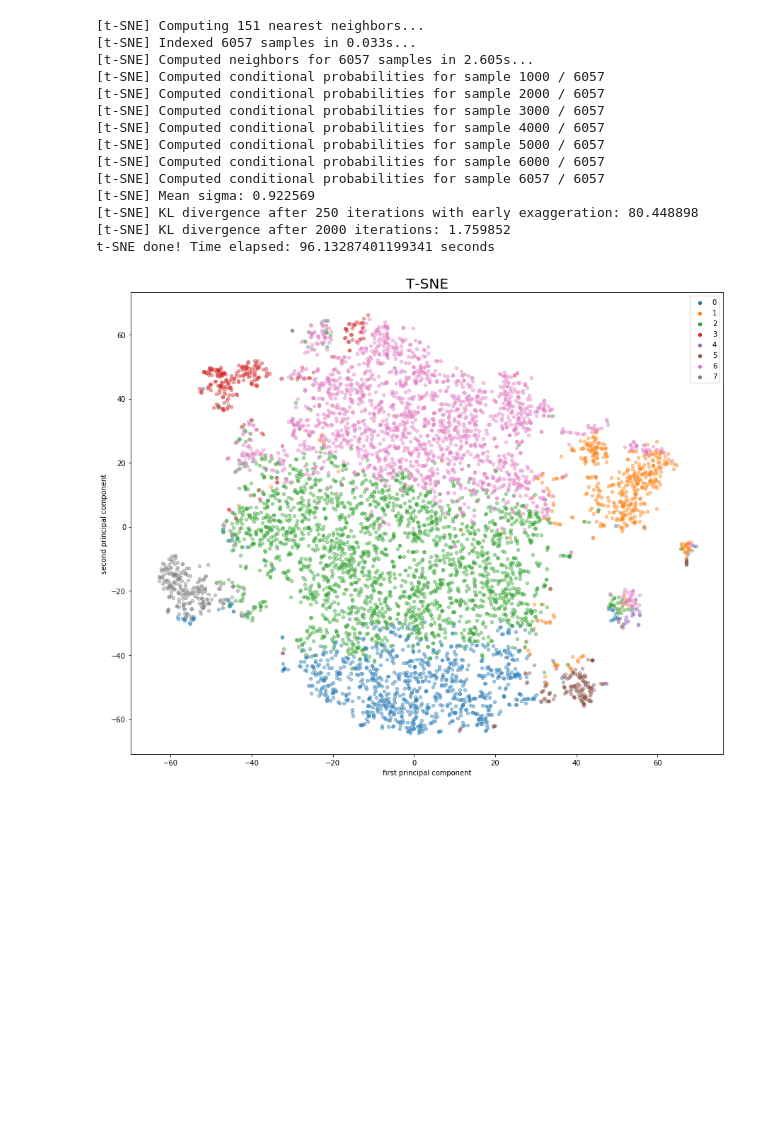
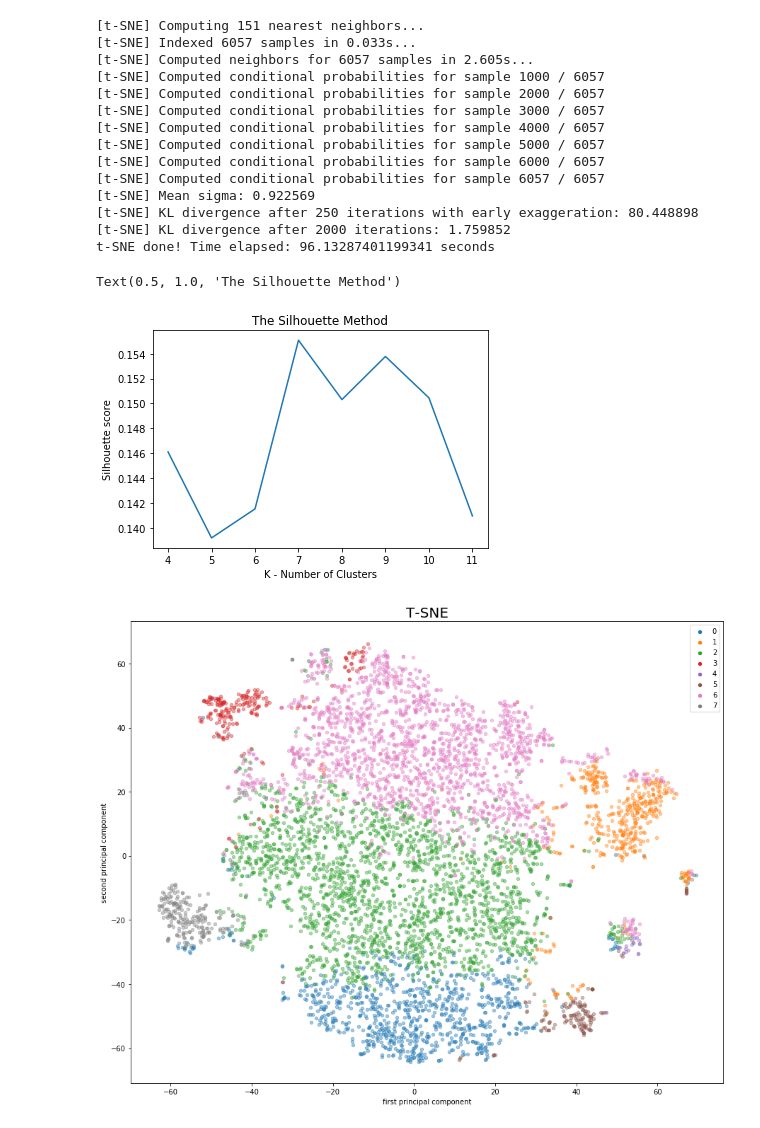
Before and after one commit to ThomasDelatte/ethereum-analytics, a Jupyter notebook: notebooks/clustering_and_tsne.ipynb, the cells around one changed output. Saved outputs shown, nothing was run; the diff lists cells and outputs as text; code cells hidden in the pictures; blank space fills up the shorter version.

Commit message:
Added silhouette analysis.

```diff
--- a/notebooks/clustering_and_tsne.ipynb
+++ b/notebooks/clustering_and_tsne.ipynb
@@ -111,3 +113,22 @@ t-SNE done! Time elapsed: 96.13287401199341 seconds
+# %%
+# Add silhouette analysis to know how many clusters?
+silhouette_scores = []
+K = range(4,12)
+
+for k in K:
+    clusterer = KMeans(n_clusters=k, n_init=20, max_iter=500)
+    preds = clusterer.fit_predict(results)
+    score = silhouette_score(results, preds)
+    silhouette_scores.append(score)
+
+# Lineplot using silhouette score
+plt.plot(K, silhouette_scores)
+plt.xlabel('K - Number of Clusters')
+plt.ylabel('Silhouette score')
+plt.title('The Silhouette Method')
+# %% [output]
+Text(0.5, 1.0, 'The Silhouette Method')
+[figure, added]
 # %%
 def plot_tsne(cl, tsne_results):
     '''
```
Also changed, not shown: parts of 2 cells of this notebook.
